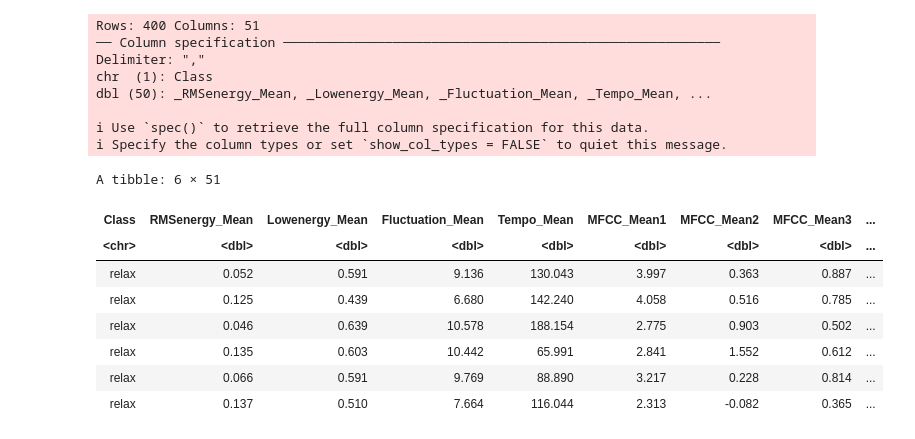
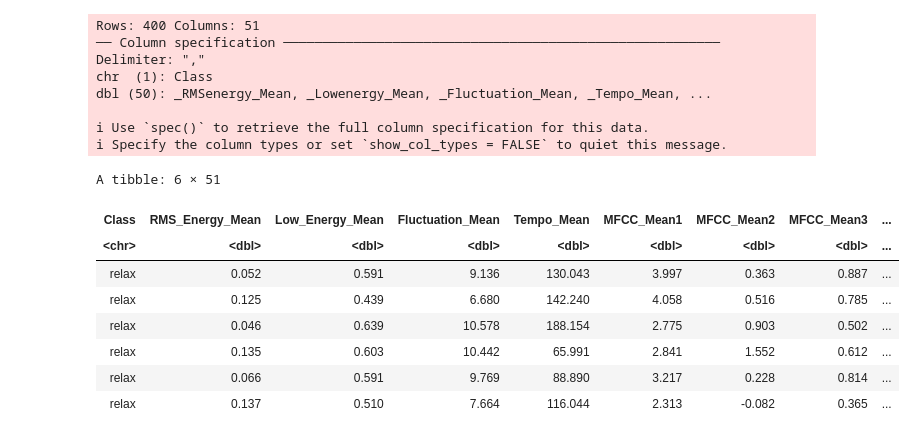
Before and after one commit to sonatuna/DSCI100-project, a Jupyter notebook: project_proposal.ipynb, the cells around one changed output. Drawn from its saved outputs; the diff is of its cells as text; code cells hidden in the pictures.

```diff
--- a/project_proposal.ipynb
+++ b/project_proposal.ipynb
@@ -48,29 +47,29 @@ library(tidymodels)
 # %%
 turkish_data <- read_csv("https://archive.ics.uci.edu/ml/machine-learning-databases/00638/Acoustic%20Features.csv")
 colnames(turkish_data) <- c("Class", "RMS_Energy_Mean", "Low_Energy_Mean", "Fluctuation_Mean", "Tempo_Mean",
                             "MFCC_Mean1", "MFCC_Mean2", "MFCC_Mean3", "MFCC_Mean4", "MFCC_Mean5", "MFCC_Mean6",
                             "MFCC_Mean7", "MFCC_Mean8", "MFCC_Mean9", "MFCC_Mean10", "MFCC_Mean11", "MFCC_Mean12",
                             "MFCC_Mean13", "Roughness_Mean", "Roughness_Slope", "Zero_Crossing_Rate_Mean",
-                            "Attack_Time_Mean", "Attack_Time_Slope", "Roll_Off_Mean", "Eventdensity_Mean", "Pulseclarity_Mean",
-                            "Brightness_Mean", "Spectralcentroid_Mean", "Spectralspread_Mean", "Spectralskewness_Mean",
-                            "Spectralkurtosis_Mean", "Spectralflatness_Mean", "EntropyofSpectrum_Mean", "Chromagram_Mean1",
+                            "Attack_Time_Mean", "Attack_Time_Slope", "Roll_Off_Mean", "Event_Density_Mean", "Pulse_Clarity_Mean",
+                            "Brightness_Mean", "Spectral_Centroid_Mean", "Spectral_Spread_Mean", "Spectral_Skewness_Mean",
+                            "Spectral_Kurtosis_Mean", "Spectral_Flatness_Mean", "Entropy_of_Spectrum_Mean", "Chromagram_Mean1",
                             "Chromagram_Mean2", "Chromagram_Mean3", "Chromagram_Mean4", "Chromagram_Mean5", "Chromagram_Mean6",
                             "Chromagram_Mean7", "Chromagram_Mean8", "Chromagram_Mean9", "Chromagram_Mean10", "Chromagram_Mean11",
-                            "Chromagram_Mean12", "HarmonicChangeDetectionFunction_Mean", "HarmonicChangeDetectionFunction_Std",
-                            "HarmonicChangeDetectionFunction_Slope", "HarmonicChangeDetectionFunction_PeriodFreq",
-                            "HarmonicChangeDetectionFunction_PeriodAmp", "HarmonicChangeDetectionFunction_PeriodEntropy")
+                            "Chromagram_Mean12", "Harmonic_Change_Detection_Function_Mean", "Harmonic_Change_Detection_Function_Std",
+                            "Harmonic_Change_Detection_Function_Slope", "Harmonic_Change_Detection_Function_Period_Freq",
+                            "Harmonic_Change_Detection_Function_Period_Amp", "Harmonic_Change_Detection_Function_Period_Entropy")
 head(turkish_data)
 # %% [output]
 Rows: 400 Columns: 51
 ── Column specification ────────────────────────────────────────────────────────
 Delimiter: ","
 chr  (1): Class
 dbl (50): _RMSenergy_Mean, _Lowenergy_Mean, _Fluctuation_Mean, _Tempo_Mean, ...
 
 ℹ Use `spec()` to retrieve the full column specification for this data.
 ℹ Specify the column types or set `show_col_types = FALSE` to quiet this message.
 A tibble: 6 × 51
-| Class | RMSenergy_Mean | Lowenergy_Mean | Fluctuation_Mean | Tempo_Mean | MFCC_Mean1 | MFCC_Mean2 | MFCC_Mean3 | ... |
+| Class | RMS_Energy_Mean | Low_Energy_Mean | Fluctuation_Mean | Tempo_Mean | MFCC_Mean1 | MFCC_Mean2 | MFCC_Mean3 | ... |
 | <chr> | <dbl> | <dbl> | <dbl> | <dbl> | <dbl> | <dbl> | <dbl> | ... |
 | relax | 0.052 | 0.591 | 9.136 | 130.043 | 3.997 | 0.363 | 0.887 | ... |
 | relax | 0.125 | 0.439 | 6.680 | 142.240 | 4.058 | 0.516 | 0.785 | ... |
```
Also changed, not shown: parts of 7 cells of this notebook.
